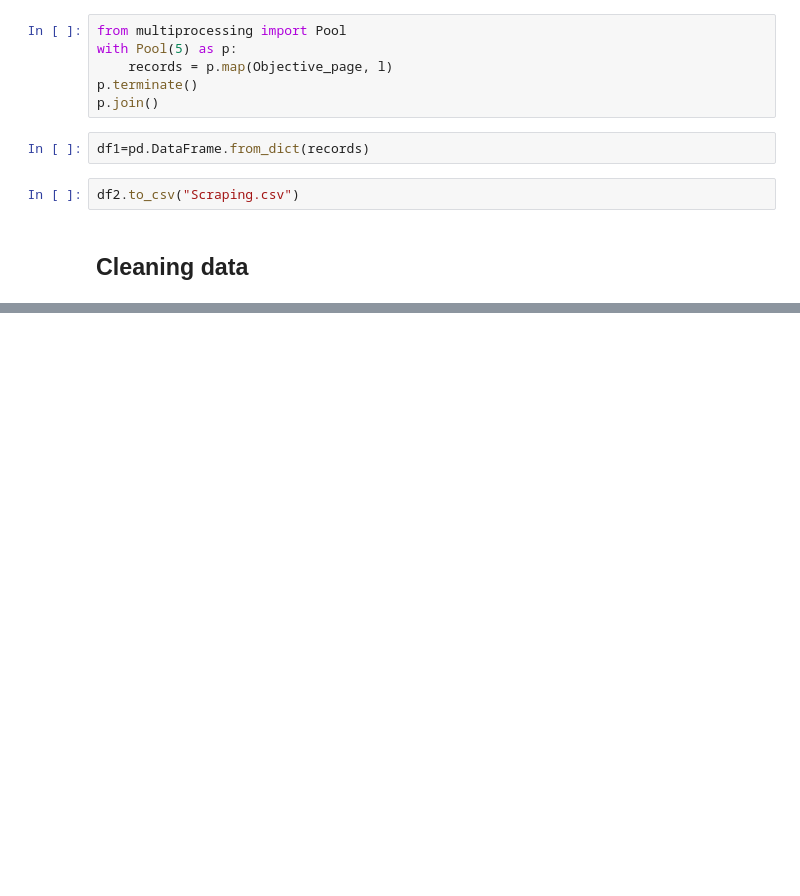
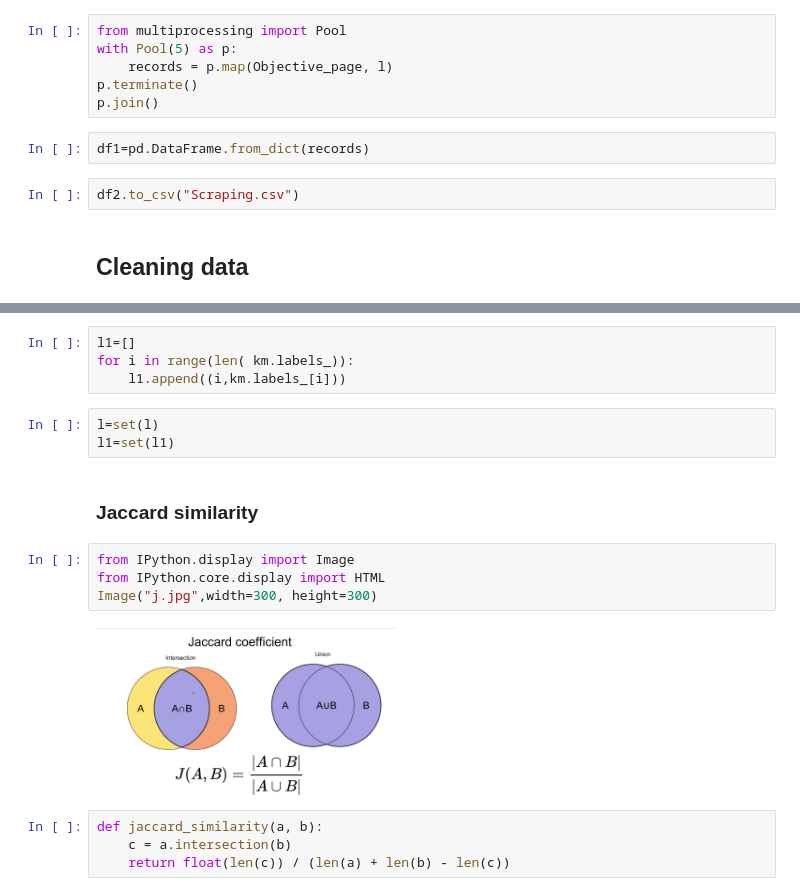
Before and after one commit to elena-lavinia/ADM_HW4, a Jupyter notebook: HW4_ADM_full.ipynb, the cells around one changed output, grey strips where cells are left out. Cells and saved outputs as stored; diff of their text form; blank space fills up the shorter version.

```diff
--- a/HW4_ADM_full.ipynb
+++ b/HW4_ADM_full.ipynb
@@ -91,0 +336,19 @@ df2.to_csv("Scraping.csv")
+# %%
+l1=[]
+for i in range(len( km.labels_)):
+    l1.append((i,km.labels_[i]))
+# %%
+l=set(l)
+l1=set(l1)
+# %% [markdown]
+### Jaccard similarity
+# %%
+from IPython.display import Image
+from IPython.core.display import HTML
+Image("j.jpg",width=300, height=300)
+# %% [output]
+[figure, added]
+# %%
+def jaccard_similarity(a, b):
+    c = a.intersection(b)
+    return float(len(c)) / (len(a) + len(b) - len(c))
```
Also changed, not shown: parts of 56 cells of this notebook.
